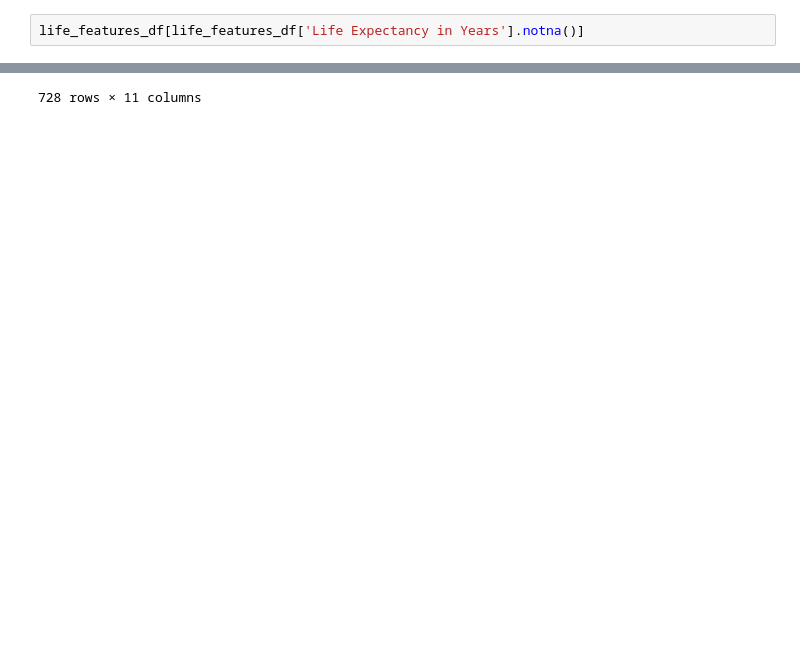
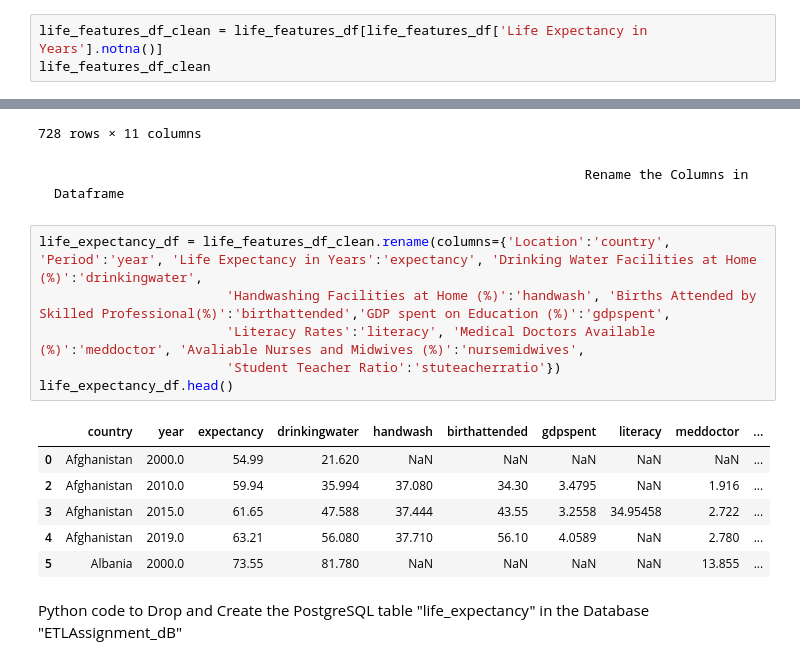
Before and after one commit to gpawlows/Extract.Transform.Load-Life_Expectancy, a Jupyter notebook: main1.ipynb, the cells around one changed output, grey strips where cells are left out. Drawn from its saved outputs; the diff is of its cells as text; blank space fills up the shorter version.

```diff
--- a/main1.ipynb
+++ b/main1.ipynb
@@ -769,7 +770,8 @@ life_features_df
 | 1252 | Zimbabwe | 2019.0 | 60.68 | 50.110 | 36.795 | ... |
 1253 rows × 11 columns
 # %%
-life_features_df[life_features_df['Life Expectancy in Years'].notna()]
+life_features_df_clean = life_features_df[life_features_df['Life Expectancy in Years'].notna()]
+life_features_df_clean
 # %% [output]
 |  | Location | Period | Life Expectancy in Years | Drinking Water Facilities at Home... | Handwashing Facilities at Home (%) | ... |
 | 0 | Afghanistan | 2000.0 | 54.99 | 21.620 | NaN | ... |
@@ -784,3 +786,20 @@ life_features_df[life_features_df['Life Expectancy in Years'].notna()]
 | 1251 | Zimbabwe | 2015.0 | 58.48 | 52.270 | 36.868 | ... |
 | 1252 | Zimbabwe | 2019.0 | 60.68 | 50.110 | 36.795 | ... |
 728 rows × 11 columns
+# %% [markdown]
+                                                                        Rename the Columns in Dataframe
+# %%
+life_expectancy_df = life_features_df_clean.rename(columns={'Location':'country', 'Period':'year', 'Life Expectancy in Years':'expectancy', 'Drinking Water Facilities at Home (%)':'drinkingwater',
+                        'Handwashing Facilities at Home (%)':'handwash', 'Births Attended by Skilled Professional(%)':'birthattended','GDP spent on Education (%)':'gdpspent',
+                        'Literacy Rates':'literacy', 'Medical Doctors Available (%)':'meddoctor', 'Avaliable Nurses and Midwives (%)':'nursemidwives',
+                        'Student Teacher Ratio':'stuteacherratio'})
+life_expectancy_df.head()
+# %% [output]
+|  | country | year | expectancy | drinkingwater | handwash | birthattended | gdpspent | literacy | meddoctor | ... |
+| 0 | Afghanistan | 2000.0 | 54.99 | 21.620 | NaN | NaN | NaN | NaN | NaN | ... |
+| 2 | Afghanistan | 2010.0 | 59.94 | 35.994 | 37.080 | 34.30 | 3.4795 | NaN | 1.916 | ... |
+| 3 | Afghanistan | 2015.0 | 61.65 | 47.588 | 37.444 | 43.55 | 3.2558 | 34.95458 | 2.722 | ... |
+| 4 | Afghanistan | 2019.0 | 63.21 | 56.080 | 37.710 | 56.10 | 4.0589 | NaN | 2.780 | ... |
+| 5 | Albania | 2000.0 | 73.55 | 81.780 | NaN | NaN | NaN | NaN | 13.855 | ... |
+# %% [markdown]
+Python code to Drop and Create the PostgreSQL table "life_expectancy" in the Database "ETLAssignment_dB"
```
Also changed, not shown: parts of 16 cells of this notebook.
